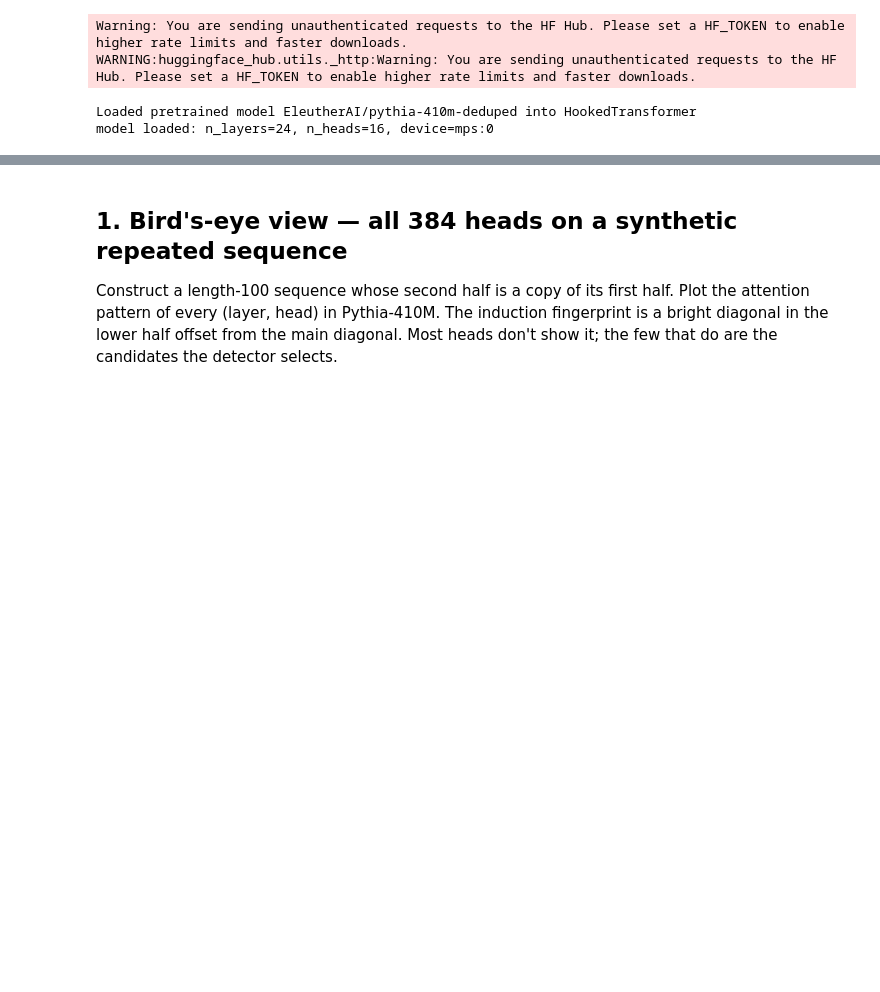
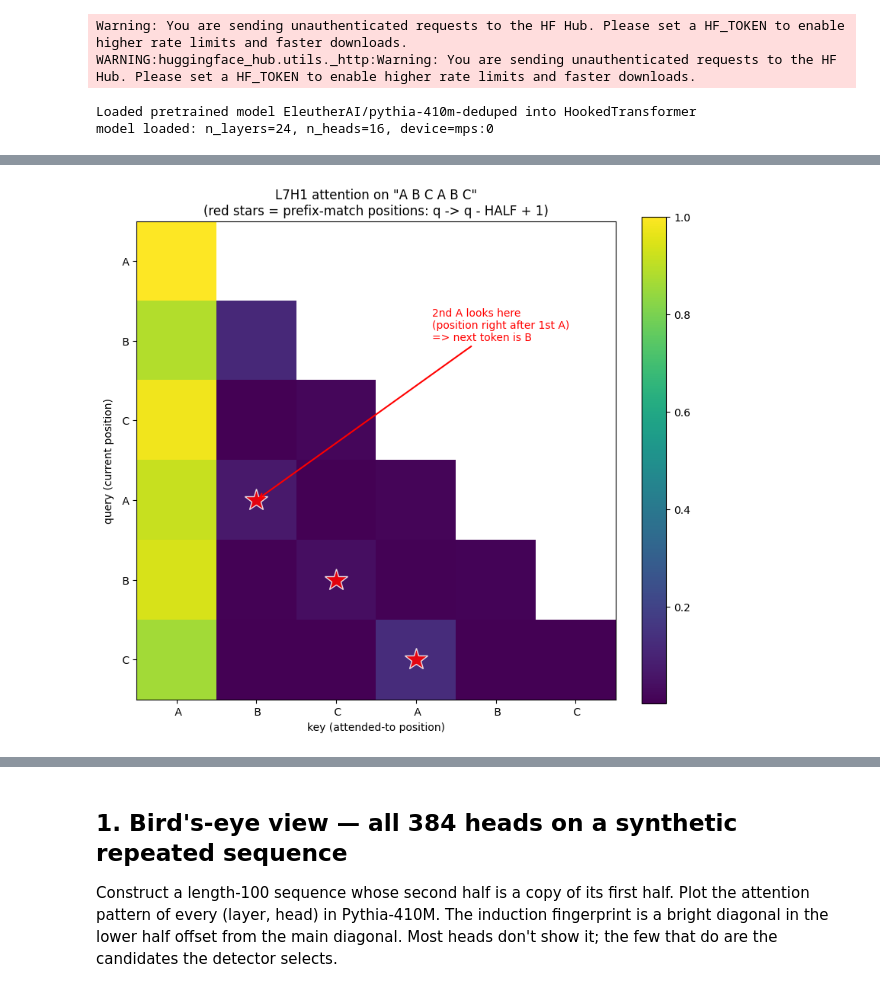
Before and after one commit to cam-berger/pythia-motif-emergence, a Jupyter notebook: notebooks/induction_heads_proof.ipynb, the cells around one changed output, grey strips where cells are left out. Cells and saved outputs as stored; diff of their text form; code cells hidden in the pictures; blank space fills up the shorter version.

```diff
--- a/notebooks/induction_heads_proof.ipynb
+++ b/notebooks/induction_heads_proof.ipynb
@@ -47,0 +143,20 @@ def upper_tri_mask(n: int) -> np.ndarray:
+# %%
+# Note: leading space matters. ' A B C A B C' tokenizes uniformly as six
+# space-prefixed tokens; 'A B C A B C' (no leading space) tokenizes the first
+# 'A' differently from the second ' A', breaking the induction match.
+text_abc = ' A B C A B C'
+abc_tokens = model.to_tokens(text_abc, prepend_bos=False)
+abc_str = model.to_str_tokens(text_abc, prepend_bos=False)
+print('tokens:', list(enumerate(abc_str)))
+
+abc_logits, abc_cache = model.run_with_cache(
+    abc_tokens, names_filter=lambda n: n.endswith('pattern'),
+)
+
+# What does the model predict at each position?
+abc_preds = abc_logits[0].argmax(dim=-1)
+print('\nat each position, what does the model predict comes next?')
+print(f'  {"pos":>3} {"current":>10} {"top-1 next-token prediction":>32}')
+for i, t in enumerate(abc_str):
+    pred_str = model.to_string([abc_preds[i].item()])
+    print(f'  {i:>3} {t!r:>10} {pred_str!r:>32}')
@@ -47,0 +174,40 @@ def upper_tri_mask(n: int) -> np.ndarray:
+# %%
+# Visualize attention for one strong induction head on the A B C A B C sequence,
+# with star markers on the prefix-match positions and an annotated arrow.
+fig, ax = plt.subplots(figsize=(8, 8))
+L, H = 7, 1
+pat = abc_cache[f'blocks.{L}.attn.hook_pattern'][0, H].detach().cpu().float().numpy()
+n_abc = len(abc_str)
+mask_abc = upper_tri_mask(n_abc)
+pat_masked = np.ma.masked_array(pat, mask_abc)
+im = ax.imshow(pat_masked, cmap='viridis')
+
+ax.set_xticks(range(n_abc))
+ax.set_yticks(range(n_abc))
+ax.set_xticklabels(abc_str)
+ax.set_yticklabels(abc_str)
+ax.set_xlabel('key (attended-to position)')
+ax.set_ylabel('query (current position)')
+ax.set_title(f'L{L}H{H} attention on "A B C A B C"\n'
+             '(red stars = prefix-match positions: q -> q - HALF + 1)')
+
+half_abc = n_abc // 2
+for q in range(half_abc, n_abc):
+    k = q - half_abc + 1
+    if k < q:
+        ax.plot(k, q, marker='*', color='red', markersize=22, alpha=0.85,
+                markeredgecolor='white', markeredgewidth=1.0)
+
+# Annotate one cell explicitly: 2nd A (q=3) attends to position after 1st A (k=1).
+ax.annotate(
+    '2nd A looks here\n(position right after 1st A)\n=> next token is B',
+    xy=(1, 3), xytext=(3.2, 1.0),
+    fontsize=10, color='red', ha='left',
+    arrowprops=dict(arrowstyle='->', color='red', lw=1.5),
+)
+
+plt.colorbar(im, ax=ax, fraction=0.046)
+plt.tight_layout()
+plt.show()
+# %% [output]
+[figure, added]
```
Also changed, not shown: parts of 14 cells of this notebook, 2 other files.
